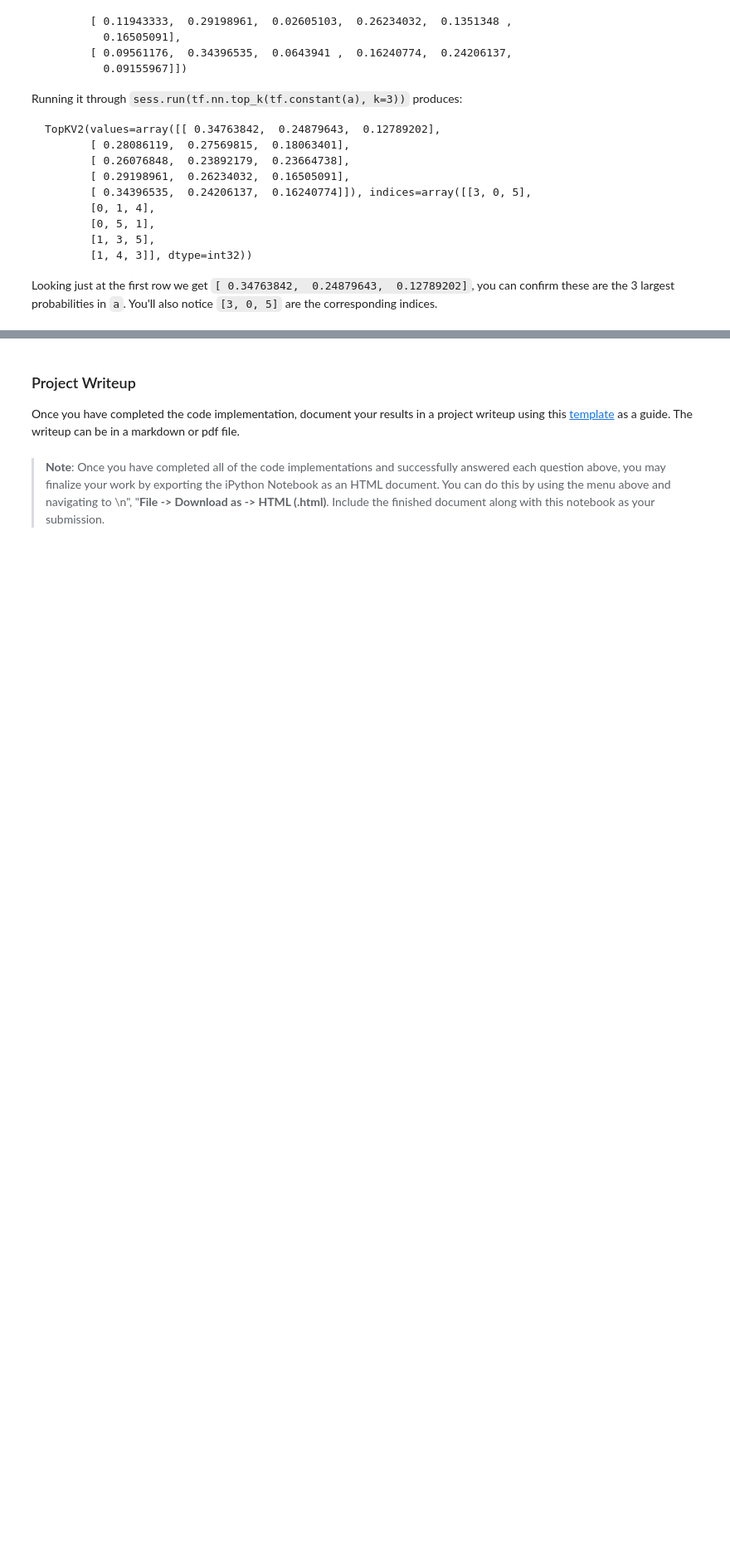
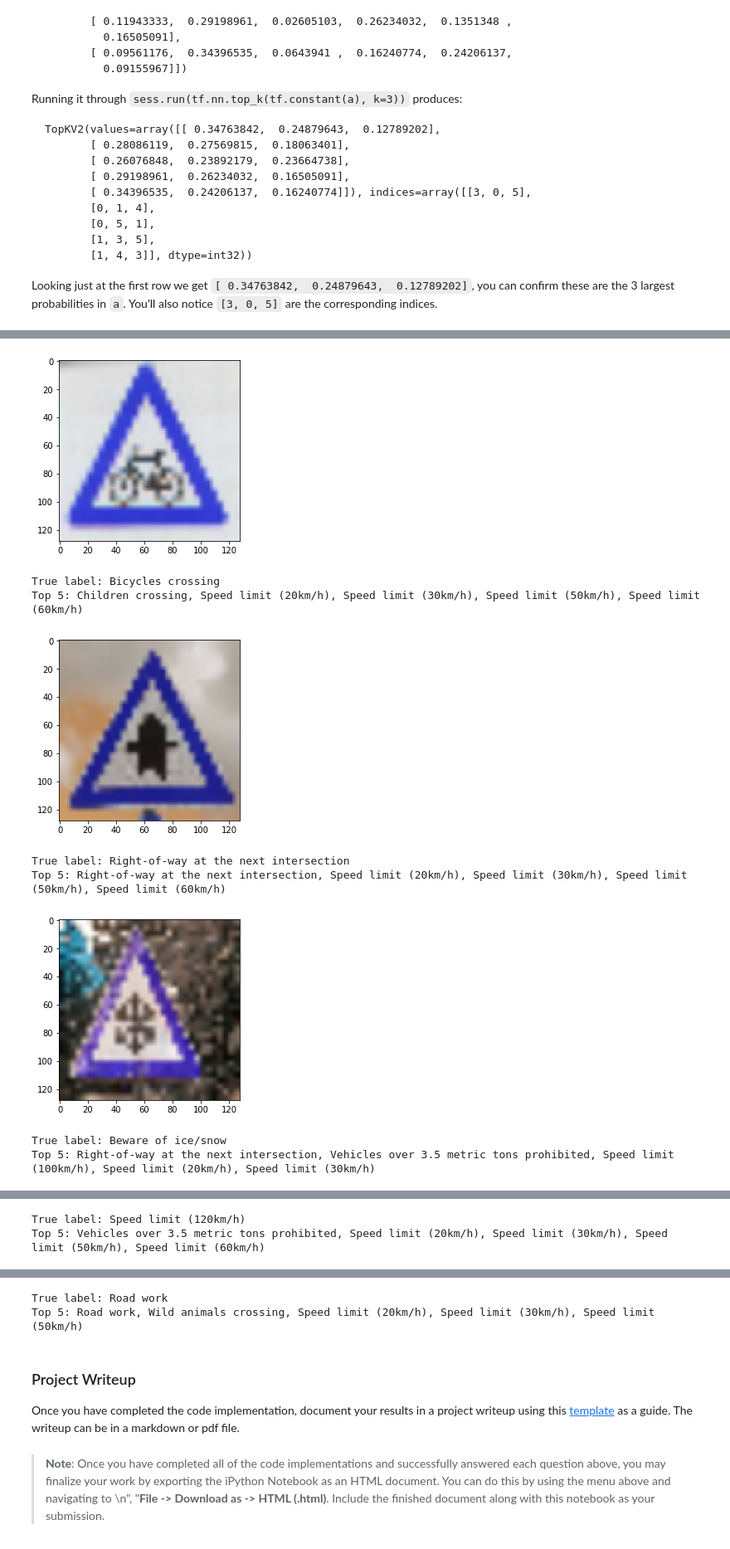
Before and after one commit to markmisener/udacity-self-driving-car-engineer, a Jupyter notebook: p3-traffic-sign-classifier/Traffic_Sign_Classifier.ipynb, the cells around one changed output, grey strips where cells are left out. Shown at 83% size. Saved outputs shown, nothing was run; the diff lists cells and outputs as text; code cells hidden in the pictures; blank space fills up the shorter version.

```diff
--- a/p3-traffic-sign-classifier/Traffic_Sign_Classifier.ipynb
+++ b/p3-traffic-sign-classifier/Traffic_Sign_Classifier.ipynb
@@ -221,0 +317,5 @@ sets imply underfitting. A high accuracy on the training set but low accuracy on
+# %%
+with tf.Session() as sess:
+    saver.restore(sess, tf.train.latest_checkpoint('.'))
+    test_accuracy = evaluate(X_test_normed, y_test)
+    print("Test Accuracy = {:.3f}".format(test_accuracy))
@@ -288,0 +426,6 @@ Looking just at the first row we get `[ 0.34763842,  0.24879643,  0.12789202]`,
+# %%
+with tf.Session() as sess:
+    saver.restore(sess, tf.train.latest_checkpoint('.'))
+    logit_tensor = sess.run(logits, feed_dict={x: X_new, keep_prob: 1.0})
+    softmax = sess.run(tf.nn.softmax(logit_tensor))
+    top5 = sess.run(tf.nn.top_k(tf.constant(softmax), k=5))
@@ -288,0 +434,21 @@ Looking just at the first row we get `[ 0.34763842,  0.24879643,  0.12789202]`,
+# %%
+def get_sign_names(indices):
+    return [sign_dict[str(ind)] for ind in indices]
+
+
+for i, img_label in enumerate(y_new):
+    plt.imshow(cv2.resize(processed_imgs[i], (128,128)))
+    plt.show()
+    print('True label: {}'.format(sign_dict[str(img_label)]))
+    print('Top 5: {}, {}, {}, {}, {}'.format(*get_sign_names(top5[1][i])))
+    print('\n')
+# %% [output]
+[figure, added]
+True label: Bicycles crossing
+Top 5: Children crossing, Speed limit (20km/h), Speed limit (30km/h), Speed limit (50km/h), Speed limit (60km/h)
+[figure, added]
+True label: Right-of-way at the next intersection
+Top 5: Right-of-way at the next intersection, Speed limit (20km/h), Speed limit (30km/h), Speed limit (50km/h), Speed limit (60km/h)
+[figure, added]
+True label: Beware of ice/snow
+Top 5: Right-of-way at the next intersection, Vehicles over 3.5 metric tons prohibited, Speed limit (100km/h), Speed limit (20km/h), Speed limit (30km/h)
@@ -288,0 +456,2 @@ Looking just at the first row we get `[ 0.34763842,  0.24879643,  0.12789202]`,
+True label: Speed limit (120km/h)
+Top 5: Vehicles over 3.5 metric tons prohibited, Speed limit (20km/h), Speed limit (30km/h), Speed limit (50km/h), Speed limit (60km/h)
@@ -289,3 +459,5 @@ Looking just at the first row we get `[ 0.34763842,  0.24879643,  0.12789202]`,
+True label: Road work
+Top 5: Road work, Wild animals crossing, Speed limit (20km/h), Speed limit (30km/h), Speed limit (50km/h)
 # %% [markdown]
 ### Project Writeup
 
```
Also changed, not shown: parts of 28 cells of this notebook.
